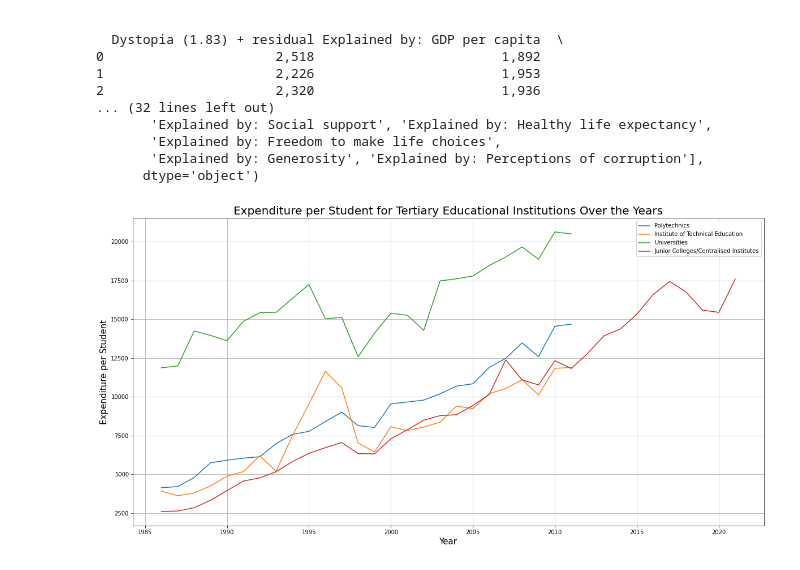
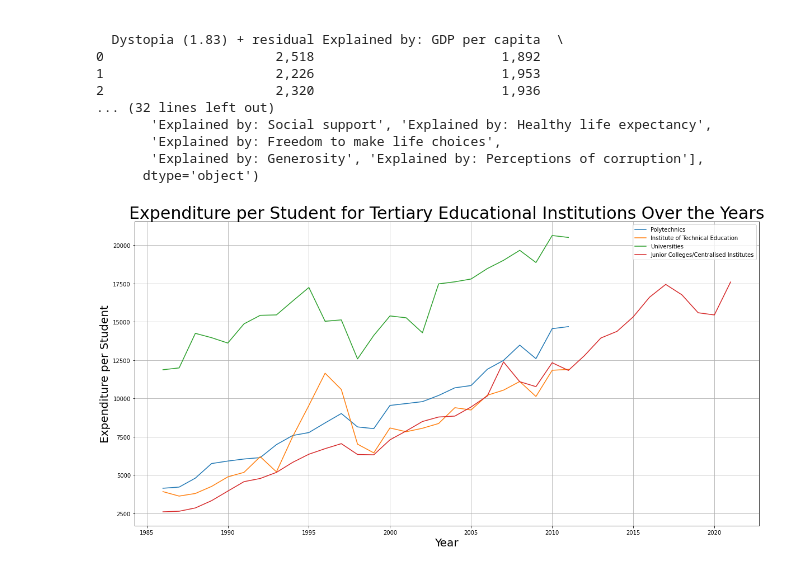
Before and after one commit to rajkaran27/PDS-CA2, a Jupyter notebook: CA2-new.ipynb, the cells around one changed output. Drawn from its saved outputs; the diff is of its cells as text; code cells hidden in the pictures.

```diff
--- a/CA2-new.ipynb
+++ b/CA2-new.ipynb
@@ -213,18 +234,18 @@ First few rows of this dataset:
 # %%
 tertiary = ['Polytechnics', 'Institute of Technical Education', 'Universities', 'Junior Colleges/Centralised Institutes']
 grouped_by_tertiary = government_expenditure[government_expenditure['type_of_educational_institution'].isin(tertiary)]
 
-plt.figure(figsize=(20, 10))  # Adjust the figure size as needed
+plt.figure(figsize=(20, 10))
 
 for institution in tertiary:
     institution_data = grouped_by_tertiary[grouped_by_tertiary['type_of_educational_institution'] == institution]
     plt.plot(institution_data['year'], institution_data['expenditure_per_student'], label=institution)
 
-plt.xlabel('Year',fontsize=15)
-plt.ylabel('Expenditure per Student',fontsize=15)
-plt.title('Expenditure per Student for Tertiary Educational Institutions Over the Years',fontsize=20)
+plt.xlabel('Year',fontsize=20)
+plt.ylabel('Expenditure per Student',fontsize=20)
+plt.title('Expenditure per Student for Tertiary Educational Institutions Over the Years',fontsize=30)
 plt.legend()
 plt.grid(True)
 plt.show()
 # %% [output]
-[figure, old version]
+[figure, new version]
```
Also changed, not shown: parts of 12 cells of this notebook.
